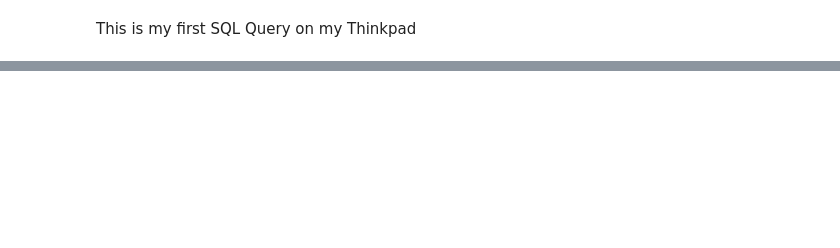
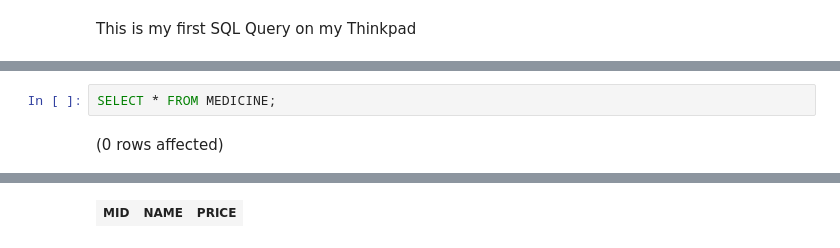
Before and after one commit to AvithaShetty/appointment-booking, a Jupyter notebook: sql/first.ipynb, the cells around one changed output, grey strips where cells are left out. Drawn from its saved outputs; the diff is of its cells as text; blank space fills up the shorter version.

```diff
--- a/sql/first.ipynb
+++ b/sql/first.ipynb
@@ -13,0 +227,4 @@ Total execution time: 00:00:00.351
+# %%
+SELECT * FROM MEDICINE;
+# %% [output]
+(0 rows affected)
@@ -13,0 +232 @@ Total execution time: 00:00:00.351
+| MID | NAME | PRICE |
```
Also changed, not shown: parts of 14 cells of this notebook, 8 other files.
